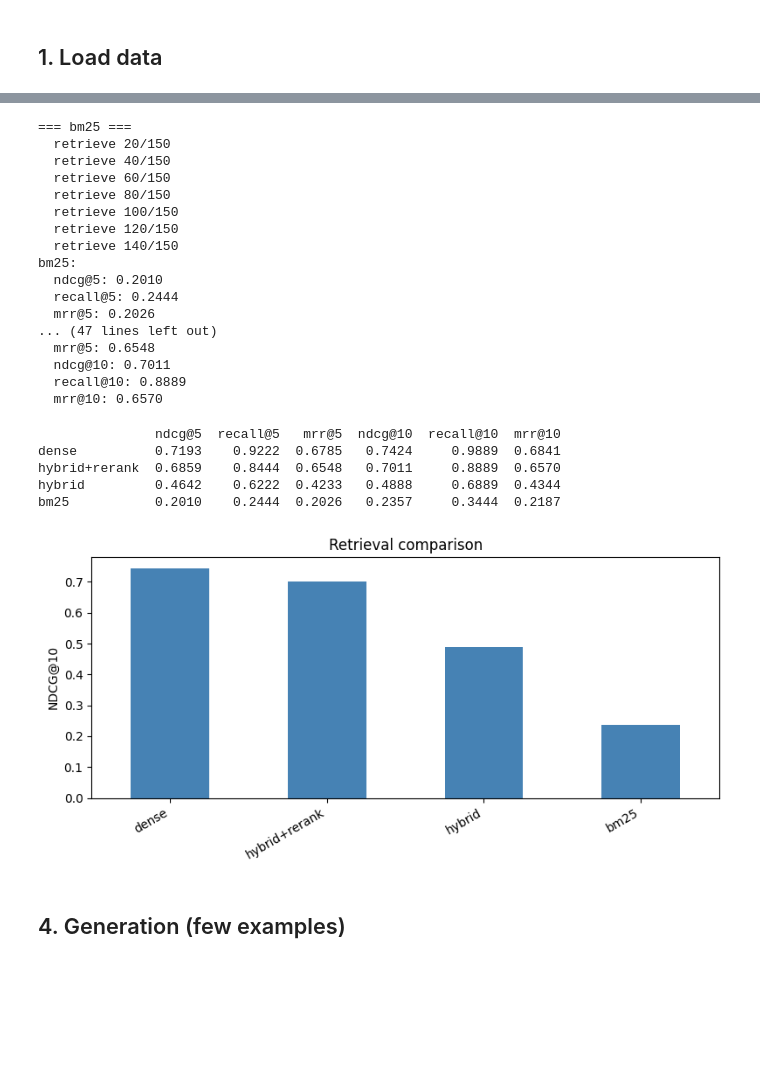
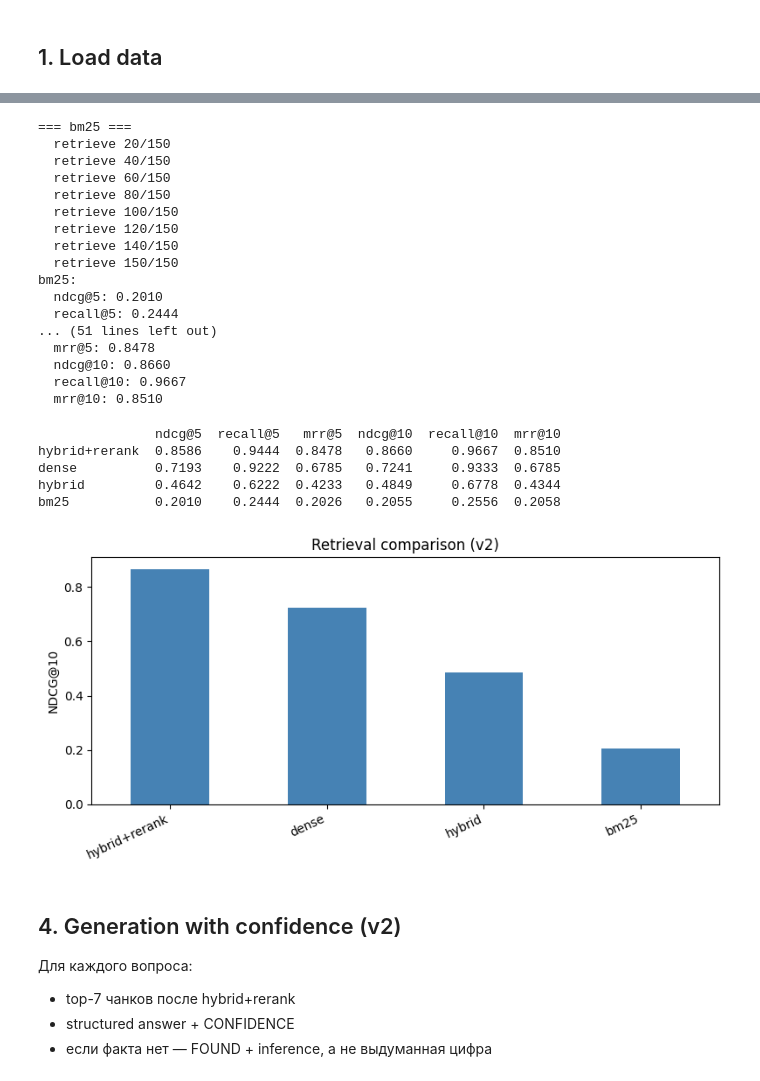
Before and after one commit to minipulyatorPrimeZ/Finance-RAG, a Jupyter notebook: notebooks/finance_rag.ipynb, the cells around one changed output, grey strips where cells are left out. Saved outputs shown, nothing was run; the diff lists cells and outputs as text; code cells hidden in the pictures; blank space fills up the shorter version.

```diff
--- a/notebooks/finance_rag.ipynb
+++ b/notebooks/finance_rag.ipynb
@@ -79,8 +68,9 @@ Dense model по умолчанию — `all-MiniLM-L6-v2` (быстрый basel
 # %%
-# use_reranker=True — дольше, но обычно поднимает NDCG
 pipe = RetrievalPipeline(
     corpus,
     dense_model='sentence-transformers/all-MiniLM-L6-v2',
     use_reranker=True,
+    reranker_model=DEFAULT_RERANKER,  # BAAI/bge-reranker-v2-m3
 )
-print('index ready, backend dense:', pipe.dense._backend)
+print('dense backend:', pipe.dense._backend)
+print('reranker:', None if pipe.reranker is None else pipe.reranker.model_name)
@@ -95,47 +82,40 @@ print('index ready, backend dense:', pipe.dense._backend)
 # %%
-# на полном наборе CE rerank может быть медленным —
-# для быстрого прогона ограничим число запросов
-MAX_QUERIES = None  # поставь 30 для smoke-test
+MAX_QUERIES = None  # например 30 для быстрого прогона
 
 eval_queries = queries
 if MAX_QUERIES is not None:
     eval_queries = dict(list(queries.items())[:MAX_QUERIES])
 
-modes = {
-    'bm25': dict(mode='bm25', rerank=False),
-    'dense': dict(mode='dense', rerank=False),
-    'hybrid': dict(mode='hybrid', rerank=False),
-    'hybrid+rerank': dict(mode='hybrid', rerank=True),
+# сохраняем reranker, чтобы точечно выключать
+_ce = pipe.reranker
+
+configs = {
+    'bm25': dict(mode='bm25', use_ce=False),
+    'dense': dict(mode='dense', use_ce=False),
+    'hybrid': dict(mode='hybrid', use_ce=False),
+    'hybrid+rerank': dict(mode='hybrid', use_ce=True),
 }
 
 all_results = {}
 metrics_table = {}
 
-for name, cfg in modes.items():
+for name, cfg in configs.items():
     print(f'\n=== {name} ===')
-    # временно отключаем reranker если не нужен
-    had_reranker = pipe.reranker
-    if not cfg['rerank']:
-        pipe.reranker = None
-    else:
-        pipe.reranker = had_reranker if had_reranker is not None else pipe.reranker
-
+    pipe.reranker = _ce if cfg['use_ce'] else None
     res = pipe.retrieve_many(
         eval_queries,
         mode=cfg['mode'],
         top_k=50,
-        rerank_top_k=10,
+        rerank_top_k=7,
         fusion='rrf',
     )
-    # вернуть reranker обратно
-    pipe.reranker = had_reranker
-
     all_results[name] = res
-    # qrels только по пересечению
     qrels_sub = {q: qrels[q] for q in res if q in qrels}
     m = evaluate_retrieval(res, qrels_sub, k_values=[5, 10])
     metrics_table[name] = m
     print_metrics(name, m)
+
+pipe.reranker = _ce
 # %% [output]
 === bm25 ===
   retrieve 20/150
@@ -145,34 +125,39 @@ for name, cfg in modes.items():
   retrieve 100/150
   retrieve 120/150
   retrieve 140/150
+  retrieve 150/150
 bm25:
   ndcg@5: 0.2010
   recall@5: 0.2444
-  mrr@5: 0.2026
-... (47 lines left out)
-  mrr@5: 0.6548
-  ndcg@10: 0.7011
-  recall@10: 0.8889
-  mrr@10: 0.6570
+... (51 lines left out)
+  mrr@5: 0.8478
+  ndcg@10: 0.8660
+  recall@10: 0.9667
+  mrr@10: 0.8510
 # %%
 df_m = pd.DataFrame(metrics_table).T.round(4)
 df_m = df_m.sort_values('ndcg@10', ascending=False)
 print(df_m.to_string())
 
 fig, ax = plt.subplots(figsize=(8, 4))
 df_m['ndcg@10'].plot.bar(ax=ax, color='steelblue')
 ax.set_ylabel('NDCG@10')
-ax.set_title('Retrieval comparison')
-plt.xticks(rotation=30, ha='right')
+ax.set_title('Retrieval comparison (v2)')
+plt.xticks(rotation=25, ha='right')
 plt.tight_layout()
 plt.show()
 # %% [output]
                ndcg@5  recall@5   mrr@5  ndcg@10  recall@10  mrr@10
-dense          0.7193    0.9222  0.6785   0.7424     0.9889  0.6841
-hybrid+rerank  0.6859    0.8444  0.6548   0.7011     0.8889  0.6570
-hybrid         0.4642    0.6222  0.4233   0.4888     0.6889  0.4344
-bm25           0.2010    0.2444  0.2026   0.2357     0.3444  0.2187
+hybrid+rerank  0.8586    0.9444  0.8478   0.8660     0.9667  0.8510
+dense          0.7193    0.9222  0.6785   0.7241     0.9333  0.6785
+hybrid         0.4642    0.6222  0.4233   0.4849     0.6778  0.4344
+bm25           0.2010    0.2444  0.2026   0.2055     0.2556  0.2058
-[figure, old version]
+[figure, new version]
-# %% [markdown]
-## 4. Generation (few examples)
+# %% [markdown]
+## 4. Generation with confidence (v2)
+
+Для каждого вопроса:
+- top-7 чанков после hybrid+rerank
+- structured answer + CONFIDENCE
+- если факта нет — FOUND + inference, а не выдуманная цифра
 # %%
```
Also changed, not shown: parts of 12 cells of this notebook, 5 other files.
